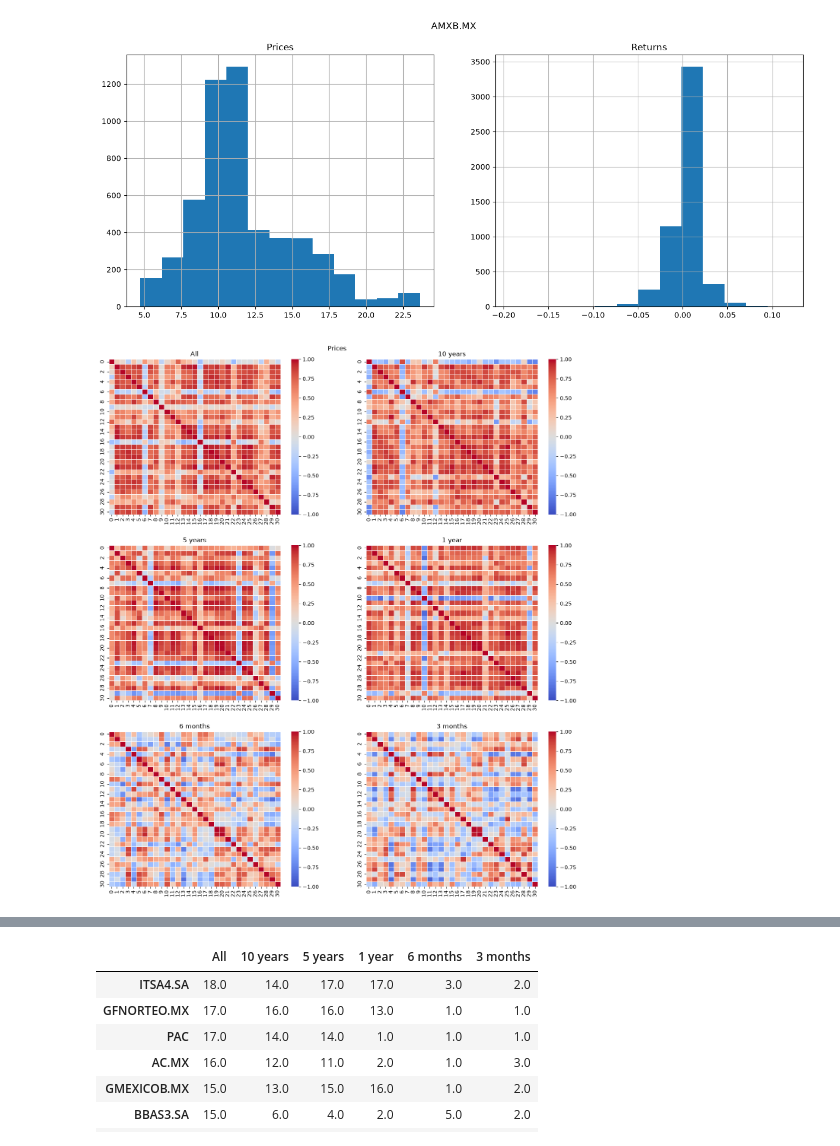
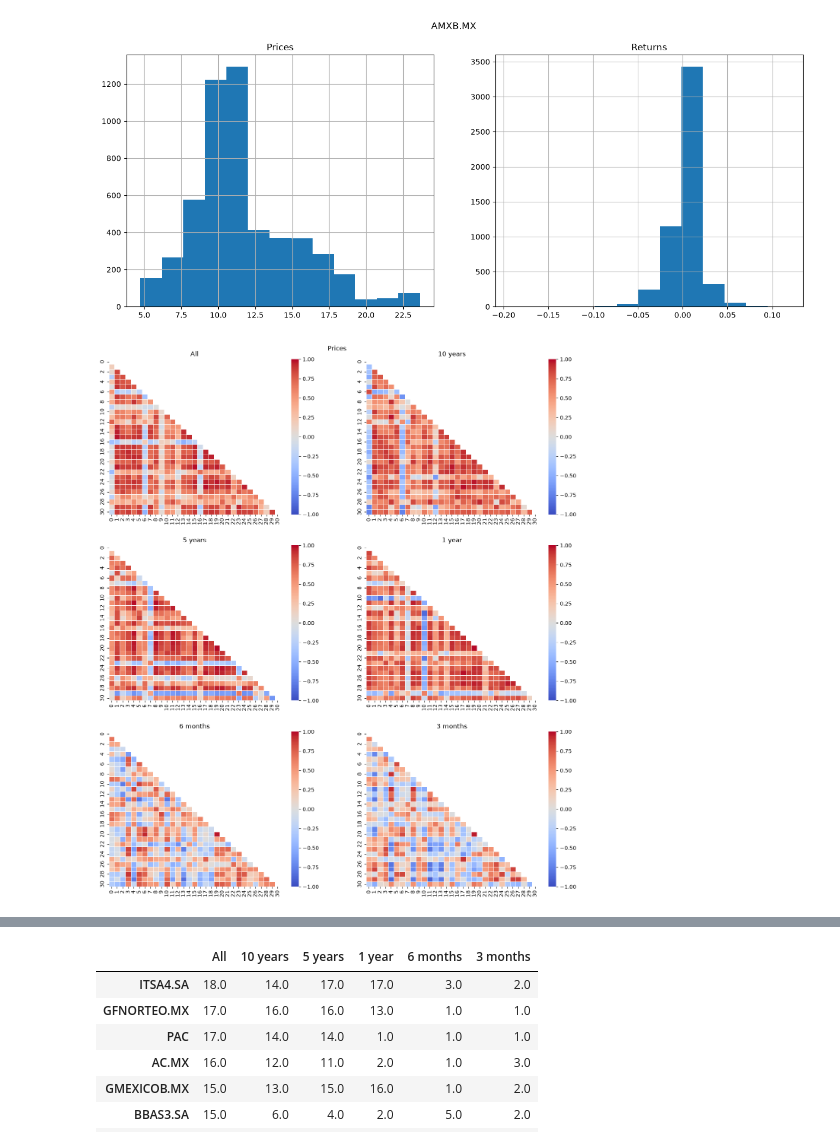
Before and after one commit to jp21bp/DS_Proyectos, a Jupyter notebook: 2_OptimizacionPortafolio/eda.ipynb, the cells around one changed output, grey strips where cells are left out. Drawn from its saved outputs; the diff is of its cells as text; code cells hidden in the pictures.

```diff
--- a/2_OptimizacionPortafolio/eda.ipynb
+++ b/2_OptimizacionPortafolio/eda.ipynb
@@ -146,24 +147,27 @@ np_prices_hist_corr, np_returns_hist_corr = \
 # %%
 #### Historic Correlation - Prices
 num_cols = 2
 num_rows = 3
 fig, axs = plt.subplots(nrows=num_rows, ncols=num_cols, figsize=(WIDTH * num_cols, HEIGHT * num_rows))
 axs_arr = [axs[0,0], axs[0,1], axs[1,0], axs[1,1], axs[2,0], axs[2,1]]
 for i, period_corr in enumerate(np_prices_hist_corr):
+    mask = np.zeros_like(period_corr, dtype=np.bool)
+    mask[np.triu_indices_from(mask)] = True
     sns.heatmap(
         period_corr,
         ax = axs_arr[i],
         annot=False,
         cmap='coolwarm',
         linewidths=0.5,
-        vmin=-1, vmax=1
+        vmin=-1, vmax=1,
+        mask=mask
     )
     axs_arr[i].set_title(f'{periods[i]}')
     # axs_arr[i].set_xticklabels(stocks)
 fig.suptitle(f'Prices', y=0.9)
 plt.show()
 # %% [output]
-[figure, old version]
+[figure, new version]
 # %%
 #### Historic Correlation - Returns
 num_cols = 2
```
Also changed, not shown: parts of 5 cells of this notebook, 10 other files.
